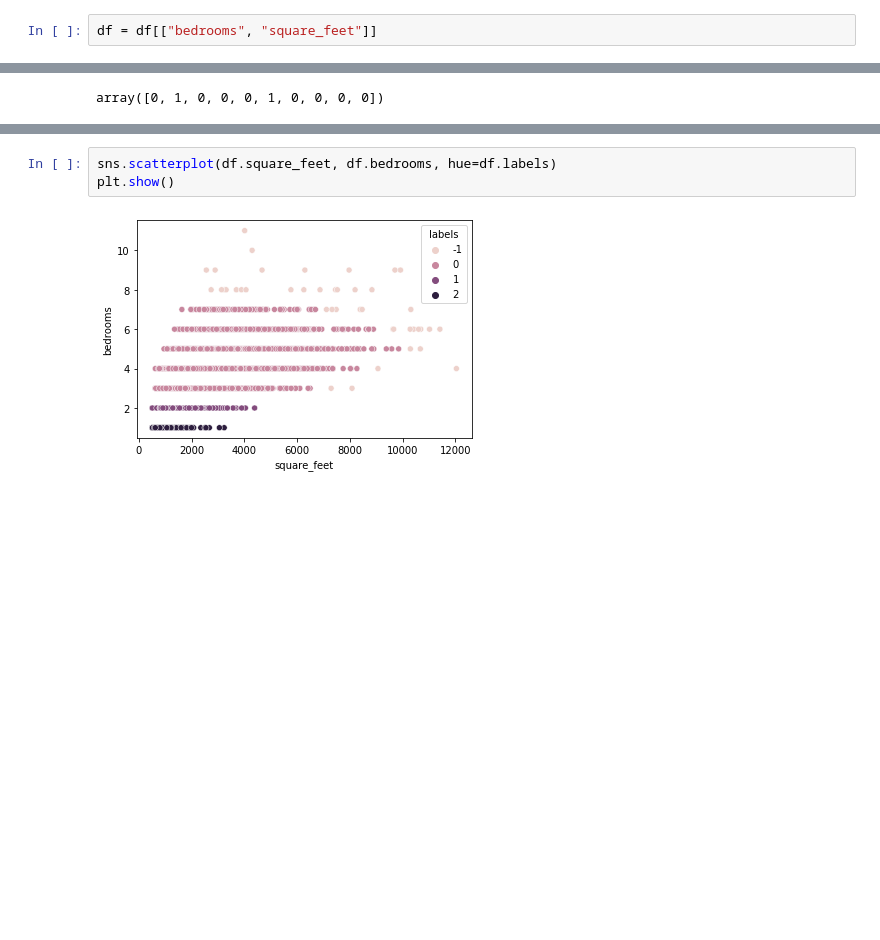
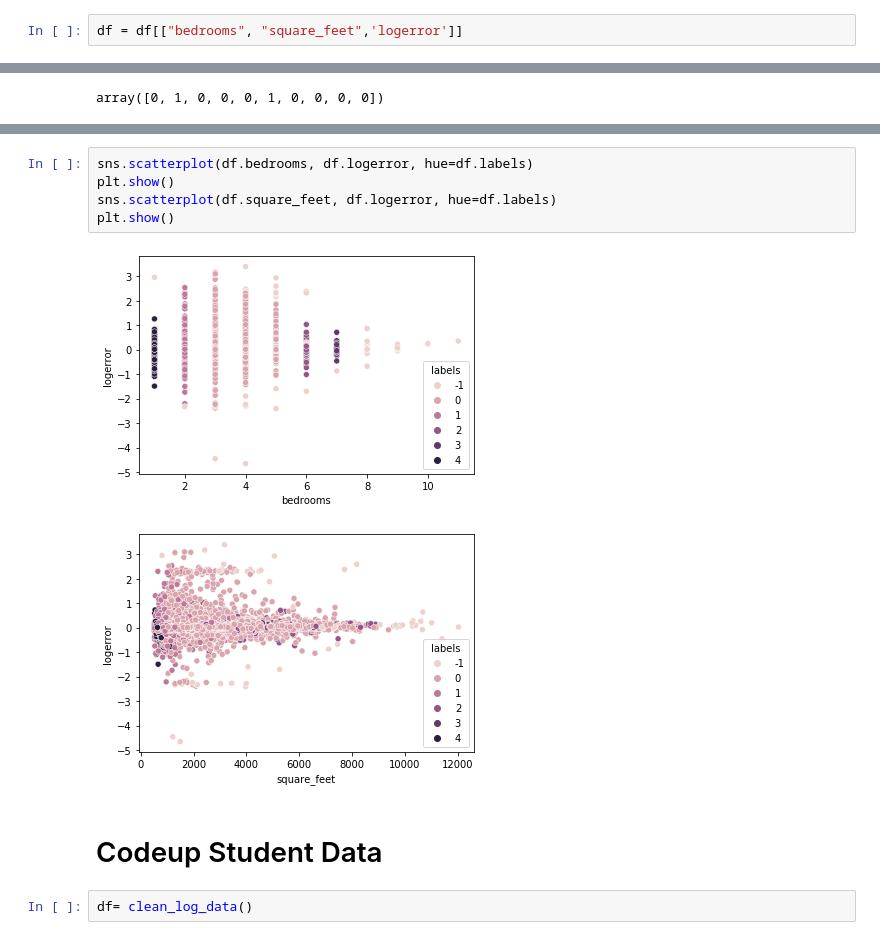
Before and after one commit to GabbyBarajasBroussard/anomaly-detection-exercises, a Jupyter notebook: clustering_anomaly_detection.ipynb, the cells around one changed output, grey strips where cells are left out. Drawn from its saved outputs; the diff is of its cells as text; blank space fills up the shorter version.

```diff
--- a/clustering_anomaly_detection.ipynb
+++ b/clustering_anomaly_detection.ipynb
@@ -164,7 +164,7 @@ df.head()
 | 3 | 3.0 | 4.0 | 2376.0 | 6037 | 34245180.0 | -118240722.0 | 47.0 | 108918.0 | ... |
 | 4 | 3.0 | 4.0 | 2962.0 | 6037 | 34145202.0 | -118179824.0 | 67.0 | 276684.0 | ... |
 # %%
-df = df[["bedrooms", "square_feet"]]
+df = df[["bedrooms", "square_feet",'logerror']]
 # %%
 np_array = df.values.astype("float32", copy = False)
 np_array[0:10]
@@ -264,5 +266,12 @@ max    11.000000  12039.000000         1.000000            1.000000    -1.0
 # %%
-sns.scatterplot(df.square_feet, df.bedrooms, hue=df.labels)
+sns.scatterplot(df.bedrooms, df.logerror, hue=df.labels)
 plt.show()
+sns.scatterplot(df.square_feet, df.logerror, hue=df.labels)
+plt.show()
 # %% [output]
-[figure, old version]
+[figure, new version]
+[figure, added]
+# %% [markdown]
+# Codeup Student Data
+# %%
+df= clean_log_data()
```
Also changed, not shown: parts of 13 cells of this notebook, 2 other files.
